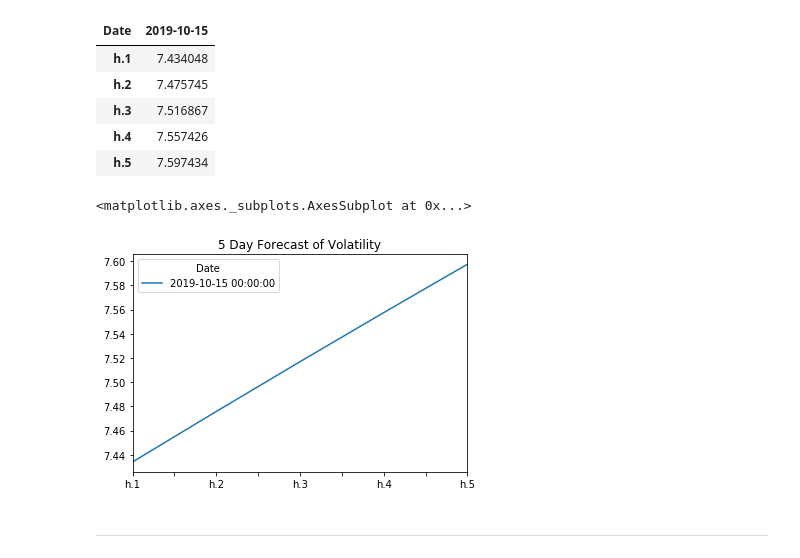
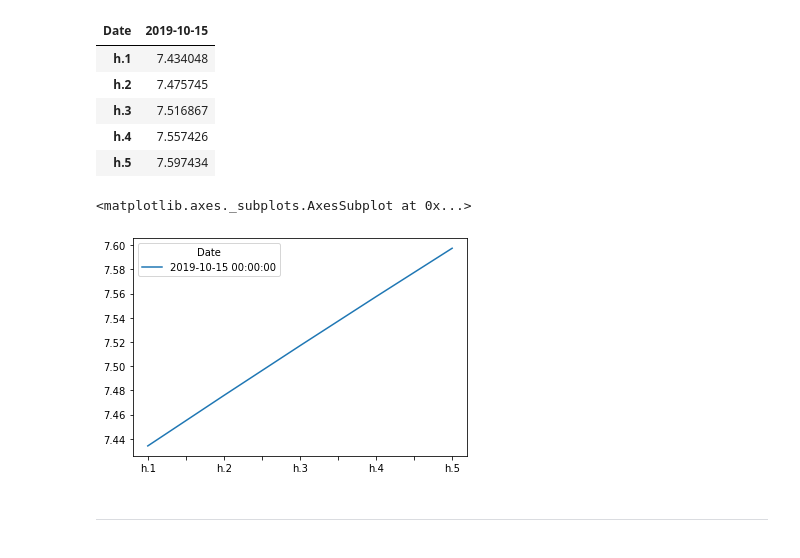
Before and after one commit to Caresir/Time-Series, a Jupyter notebook: time_series_analysis.ipynb, the cells around one changed output. Cells and saved outputs as stored; diff of their text form; code cells hidden in the pictures.

```diff
--- a/time_series_analysis.ipynb
+++ b/time_series_analysis.ipynb
@@ -337,10 +337,10 @@ final.head()
 | h.5 | 7.597434 |
 # %%
 # Plot the final forecast
-pd.DataFrame(final)
+final.plot()
 # %% [output]
 <matplotlib.axes._subplots.AxesSubplot at 0x...>
-[figure, old version]
+[figure, new version]
 # %% [markdown]
 ---
 # %% [markdown]
```
Also changed, not shown: parts of 1 cell of this notebook, 1 other file.
